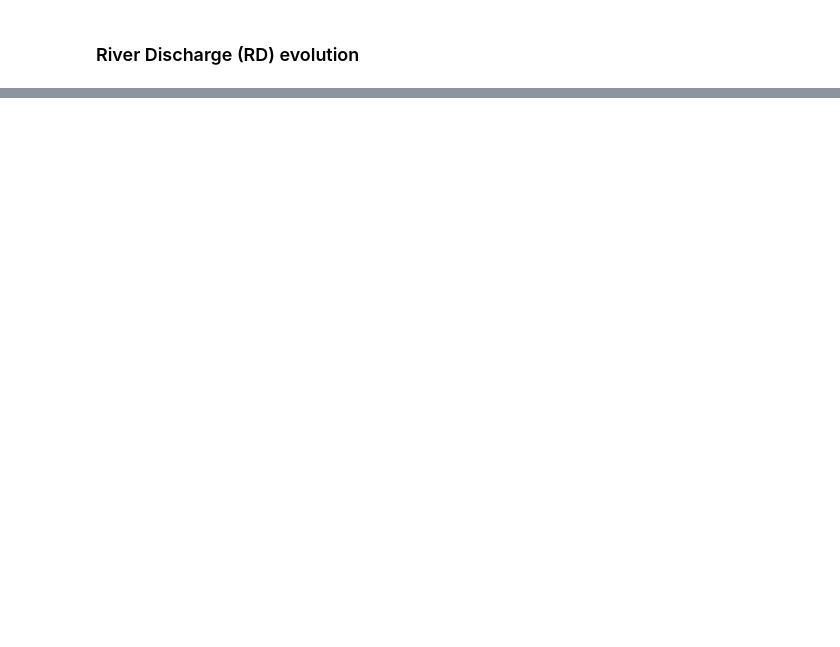
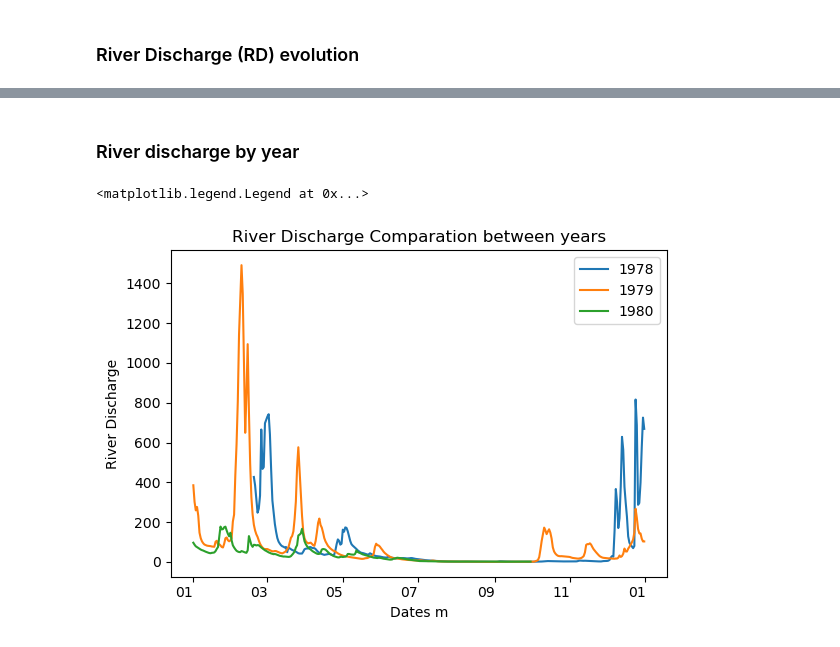
Before and after one commit to Barb02/TAA_ForecastingRiverDischarge, a Jupyter notebook: dataDescription.ipynb, the cells around one changed output, grey strips where cells are left out. Drawn from its saved outputs; the diff is of its cells as text; code cells hidden in the pictures; blank space fills up the shorter version.

```diff
--- a/dataDescription.ipynb
+++ b/dataDescription.ipynb
@@ -61,0 +62,26 @@ Text(0, 0.5, 'River Discharge')
+# %% [markdown]
+### River discharge by year
+# %%
+year_data = {}
+for i in range(len(plotDates)):
+    year = plotDates[i]
+    if year.strftime("%Y") not in year_data.keys():
+        daymes = plotDates[i].replace(year=2000)
+        year_data[year.strftime("%Y")] = [[daymes],[y[i]]]
+    else:
+        daymes = plotDates[i].replace(year=2000)
+        year_data[year.strftime("%Y")][0].append(daymes)
+        year_data[year.strftime("%Y")][1].append(y[i])
+
+for key in year_data.keys():
+    plt.plot(year_data[key][0],year_data[key][1],label=key)
+
+plt.xlabel("Dates m")
+plt.title("River Discharge Comparation between years")
+plt.gca().xaxis.set_major_formatter(mdates.DateFormatter('%m'))
+plt.gcf().autofmt_xdate(rotation=0)
+plt.ylabel("River Discharge")
+plt.legend()
+# %% [output]
+<matplotlib.legend.Legend at 0x...>
+[figure, added]
```
Also changed, not shown: parts of 4 cells of this notebook.
